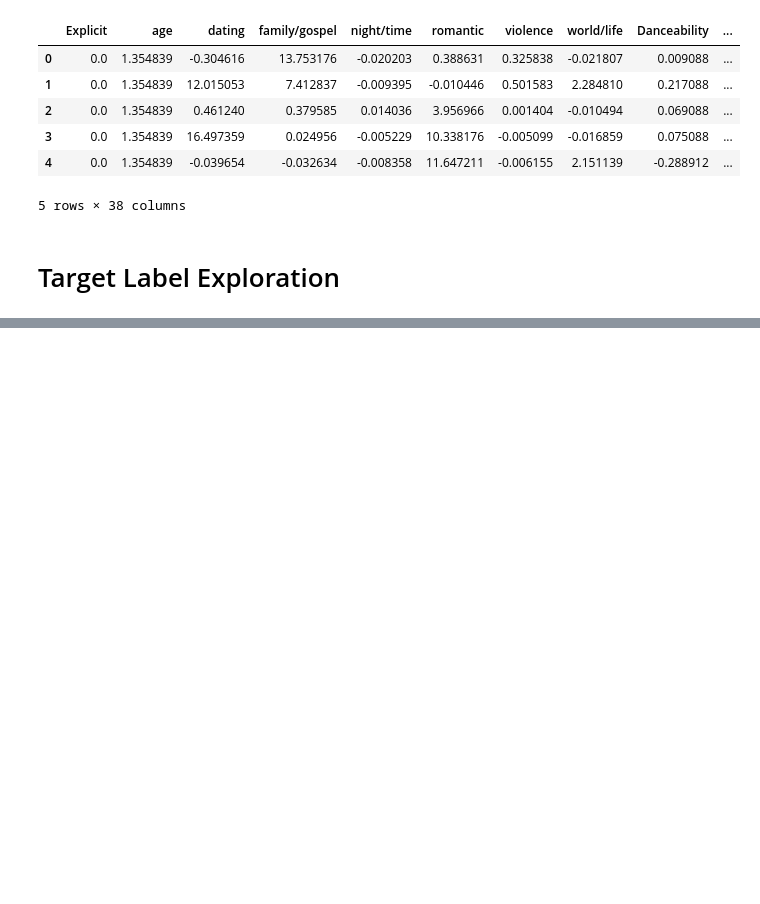
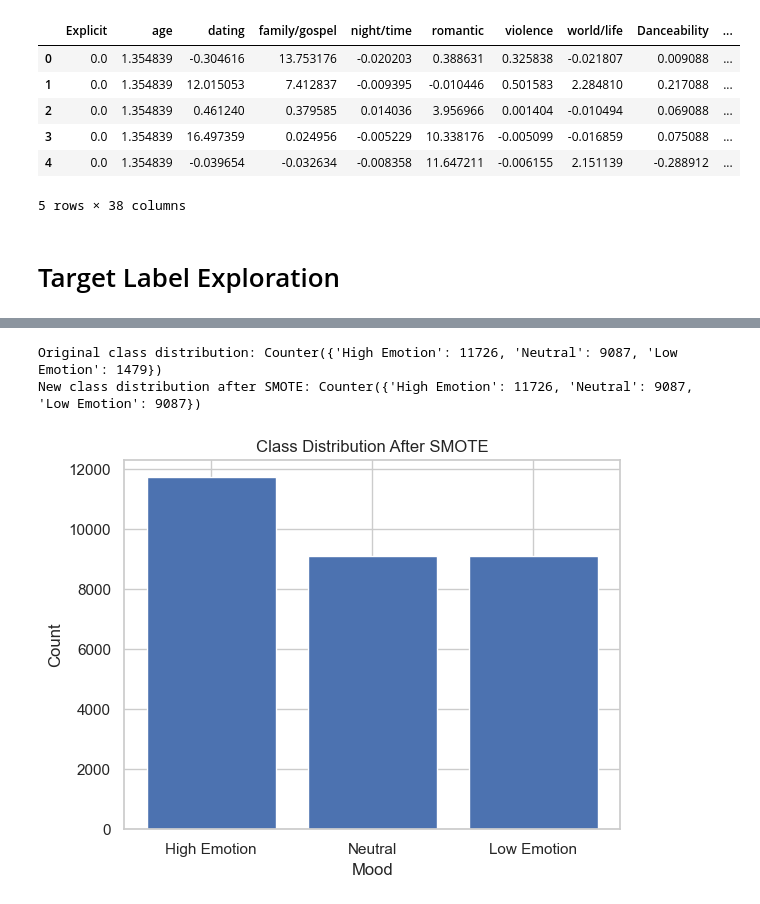
Before and after one commit to sharmista2shastry/W4995-Project-1, a Jupyter notebook: notebook.ipynb, the cells around one changed output, grey strips where cells are left out. Cells and saved outputs as stored; diff of their text form; code cells hidden in the pictures; blank space fills up the shorter version.

```diff
--- a/notebook.ipynb
+++ b/notebook.ipynb
@@ -381,0 +455,24 @@ X_train, X_val, y_train, y_val = train_test_split(X_train, y_train, test_size=0.
+# %%
+from imblearn.over_sampling import SMOTE
+from collections import Counter
+
+print("Original class distribution:", Counter(y_train))
+
+# Custom sampling strategy: Only oversample 'Low Emotion' class
+sampling_strategy = {'Low Emotion': int(Counter(y_train)['Neutral']), 'High Emotion': Counter(y_train)['High Emotion'], 'Neutral': Counter(y_train)['Neutral']}
+smote = SMOTE(sampling_strategy=sampling_strategy, random_state=42)
+
+X_resampled, y_resampled = smote.fit_resample(X_train, y_train)
+
+print("New class distribution after SMOTE:", Counter(y_resampled))
+
+# Visualizing the new class distribution
+plt.bar(Counter(y_resampled).keys(), Counter(y_resampled).values())
+plt.xlabel('Mood')
+plt.ylabel('Count')
+plt.title('Class Distribution After SMOTE')
+plt.show()
+# %% [output]
+Original class distribution: Counter({'High Emotion': 11726, 'Neutral': 9087, 'Low Emotion': 1479})
+New class distribution after SMOTE: Counter({'High Emotion': 11726, 'Neutral': 9087, 'Low Emotion': 9087})
+[figure, added]
```
Also changed, not shown: parts of 4 cells of this notebook.
